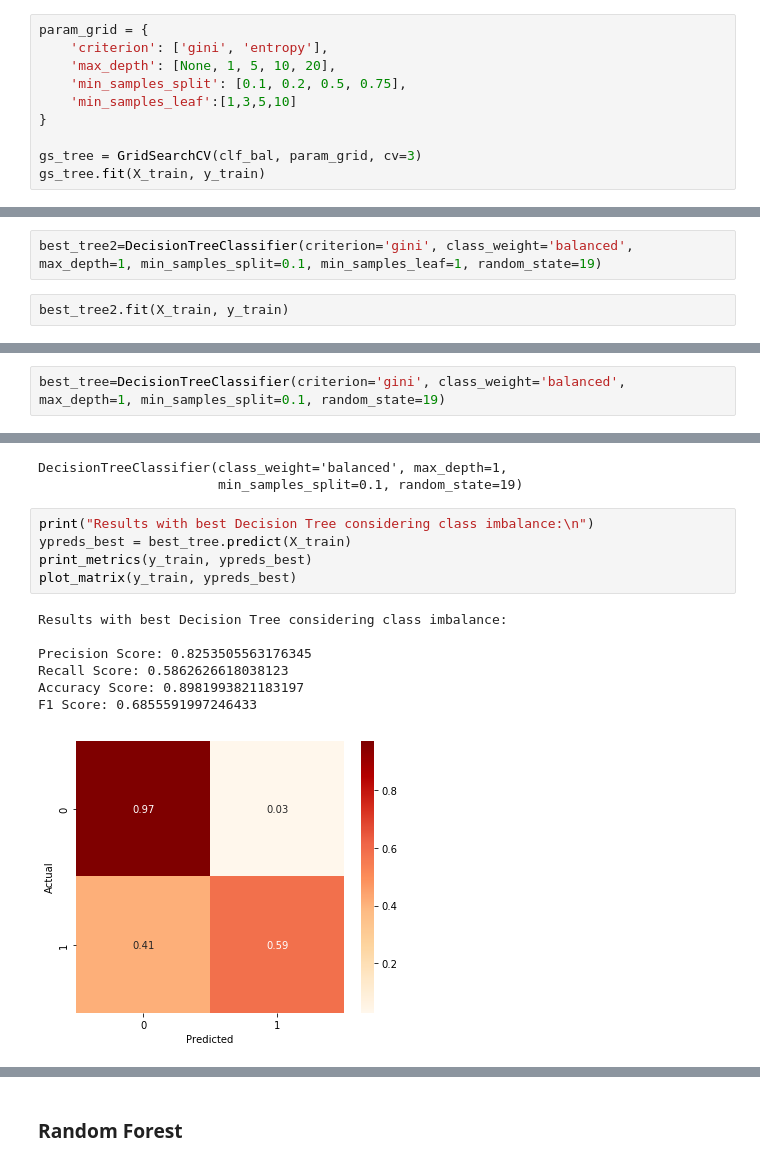
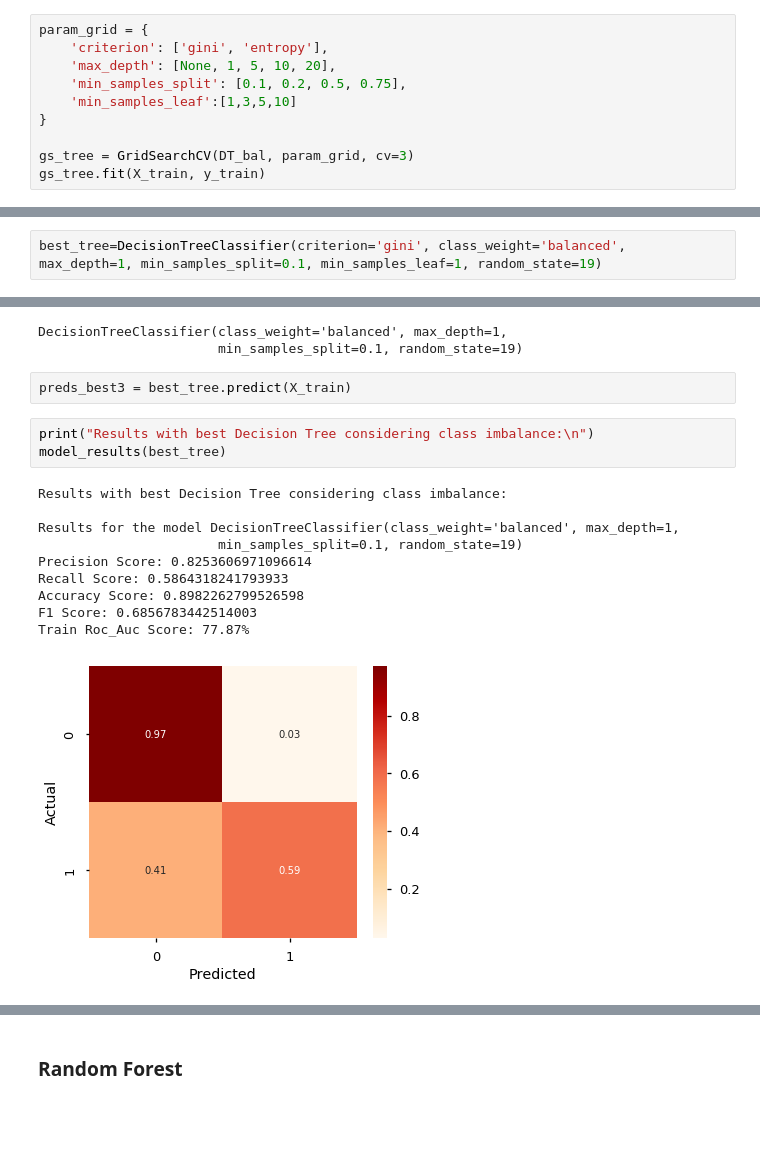
Before and after one commit to MNLKuzmin/Phase3project, a Jupyter notebook: CovidNotebook.ipynb, the cells around one changed output, grey strips where cells are left out. Cells and saved outputs as stored; diff of their text form; blank space fills up the shorter version.

Commit message:
defined some functions and roc curve plot

```diff
--- a/CovidNotebook.ipynb
+++ b/CovidNotebook.ipynb
@@ -658,7 +712,7 @@ param_grid = {
     'min_samples_leaf':[1,3,5,10]
 }
 
-gs_tree = GridSearchCV(clf_bal, param_grid, cv=3)
+gs_tree = GridSearchCV(DT_bal, param_grid, cv=3)
 gs_tree.fit(X_train, y_train)
 # %% [output]
 GridSearchCV(cv=3,
@@ -682,4 +761,2 @@ Best Parameter Combination Found During Grid Search:{'criterion': 'gini', 'max_d
 # %%
-best_tree2=DecisionTreeClassifier(criterion='gini', class_weight='balanced', max_depth=1, min_samples_split=0.1, min_samples_leaf=1, random_state=19)
+best_tree=DecisionTreeClassifier(criterion='gini', class_weight='balanced', max_depth=1, min_samples_split=0.1, min_samples_leaf=1, random_state=19)
-# %%
-best_tree2.fit(X_train, y_train)
@@ -702,20 +763,21 @@ F1 Score: 0.6855591997246433
-# %%
-best_tree=DecisionTreeClassifier(criterion='gini', class_weight='balanced', max_depth=1, min_samples_split=0.1, random_state=19)
 # %%
 best_tree.fit(X_train, y_train)
 # %% [output]
 DecisionTreeClassifier(class_weight='balanced', max_depth=1,
                        min_samples_split=0.1, random_state=19)
+# %%
+preds_best3 = best_tree.predict(X_train)
 # %%
 print("Results with best Decision Tree considering class imbalance:\n")
-ypreds_best = best_tree.predict(X_train)
-print_metrics(y_train, ypreds_best)
-plot_matrix(y_train, ypreds_best)
+model_results(best_tree)
 # %% [output]
 Results with best Decision Tree considering class imbalance:
 
-Precision Score: 0.8253505563176345
-Recall Score: 0.5862626618038123
-Accuracy Score: 0.8981993821183197
-F1 Score: 0.6855591997246433
+Results for the model DecisionTreeClassifier(class_weight='balanced', max_depth=1,
+                       min_samples_split=0.1, random_state=19)
+Precision Score: 0.8253606971096614
+Recall Score: 0.5864318241793933
+Accuracy Score: 0.8982262799526598
+F1 Score: 0.6856783442514003
+Train Roc_Auc Score: 77.87%
-[figure, old version]
+[figure, new version]
```
Also changed, not shown: parts of 62 cells of this notebook.
